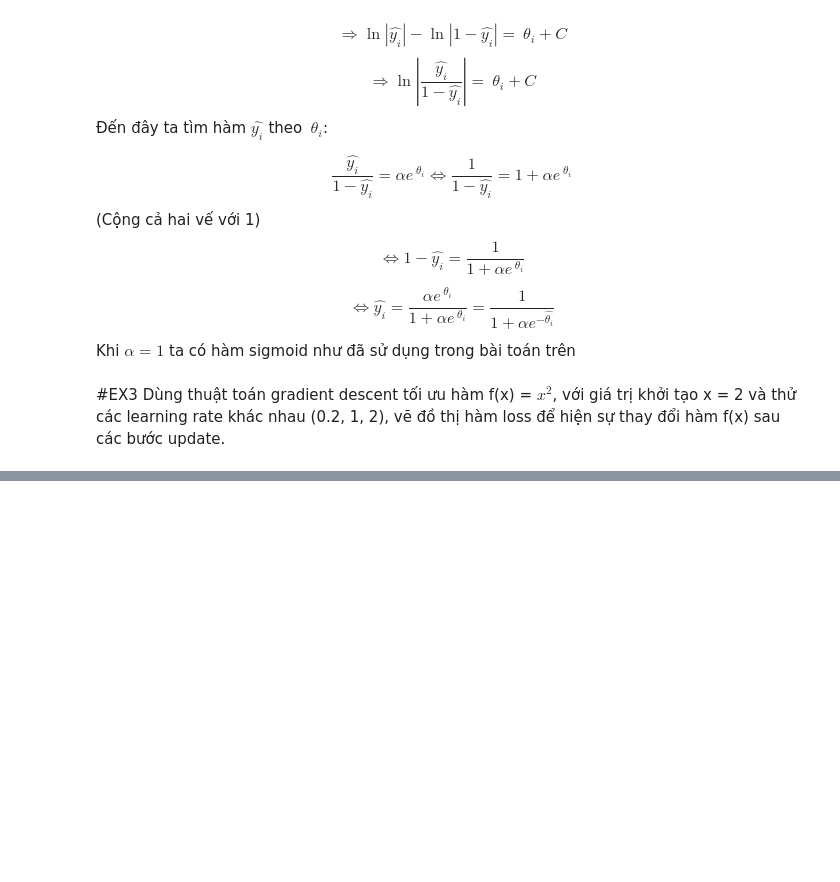
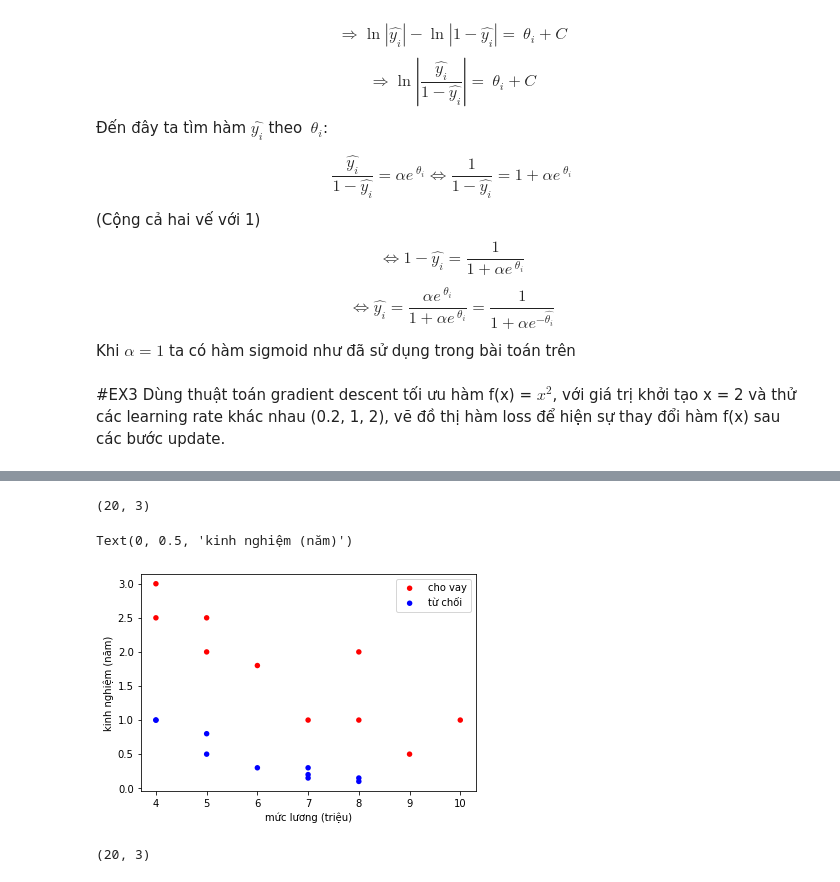
Before and after one commit to minhanh1135/Machine-Learning-with-Python, a Jupyter notebook: Week7/LogisticRegression.ipynb, the cells around one changed output, grey strips where cells are left out. Drawn from its saved outputs; the diff is of its cells as text; code cells hidden in the pictures; blank space fills up the shorter version.

```diff
--- a/Week7/LogisticRegression.ipynb
+++ b/Week7/LogisticRegression.ipynb
@@ -126,0 +143,4 @@ for l in lr:
+# %%
+#1,
+df = pd.read_csv('https://raw.githubusercontent.com/nttuan8/DL_Tutorial/master/L2/dataset.csv')
+df.head()
@@ -126,0 +154,21 @@ for l in lr:
+# %%
+df = df.values
+# %%
+df.shape
+# %% [output]
+(20, 3)
+# %%
+x = df[:, 0:df.shape[1]-1].reshape(-1, df.shape[1]-1)
+y = df[:, df.shape[1]-1].reshape(-1, 1)
+# %%
+x_cho_vay = x[y[:,0]==1]
+x_tu_choi = x[y[:,0]==0]
+# %%
+plt.scatter(x_cho_vay[:, 0], x_cho_vay[:, 1], c='red', edgecolors='none', s=30, label='cho vay')
+plt.scatter(x_tu_choi[:, 0], x_tu_choi[:, 1], c='blue', edgecolors='none', s=30, label='từ chối')
+plt.legend(loc=1)
+plt.xlabel('mức lương (triệu)')
+plt.ylabel('kinh nghiệm (năm)')
+# %% [output]
+Text(0, 0.5, 'kinh nghiệm (năm)')
+[figure, added]
@@ -126,0 +180,4 @@ for l in lr:
+# %%
+x.shape
+# %% [output]
+(20, 3)
```
Also changed, not shown: parts of 17 cells of this notebook.
